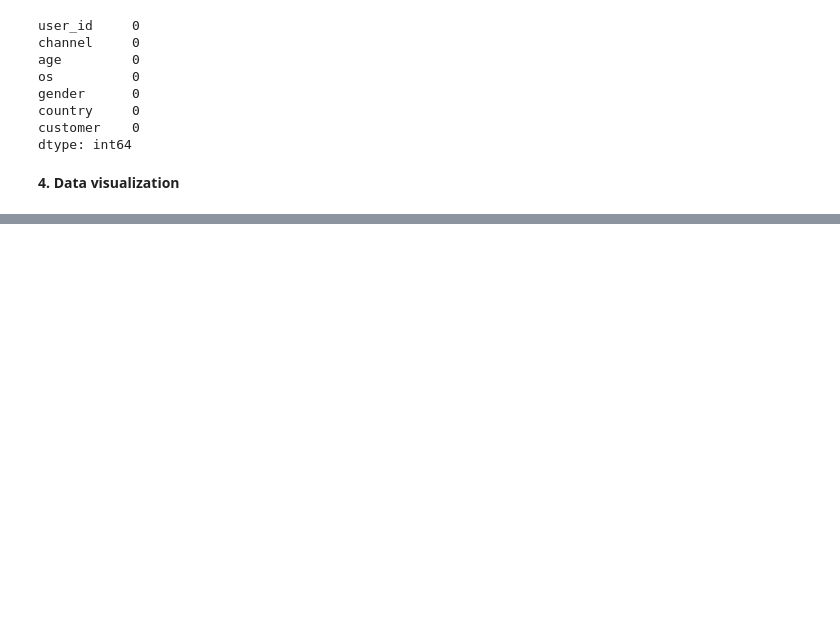
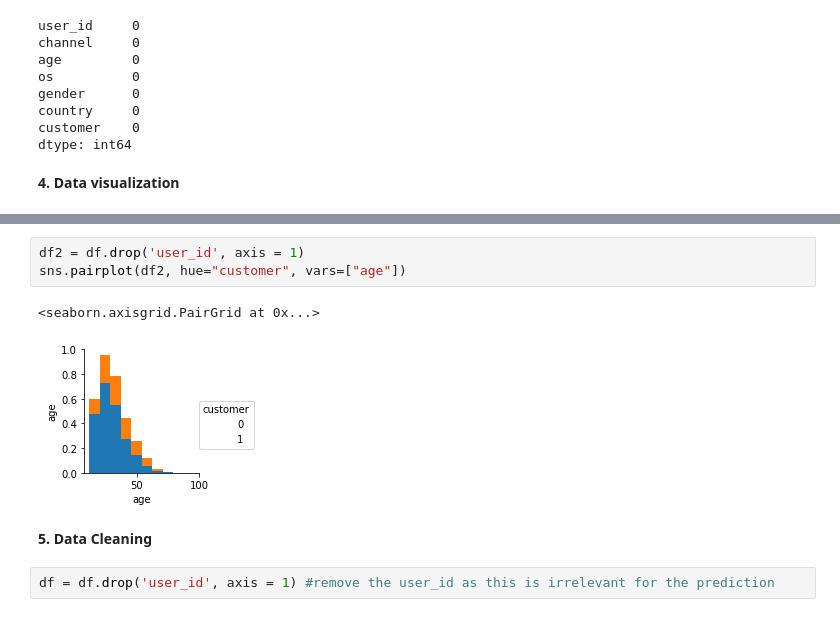
Before and after one commit to Charles1104/8fit, a Jupyter notebook: charles_verleyen_analysis_predictions.ipynb, the cells around one changed output, grey strips where cells are left out. Saved outputs shown, nothing was run; the diff lists cells and outputs as text; blank space fills up the shorter version.

Commit message:
more data viz, some data cleaning and skeleton for machine learning

```diff
--- a/charles_verleyen_analysis_predictions.ipynb
+++ b/charles_verleyen_analysis_predictions.ipynb
@@ -100,0 +149,10 @@ dtype: int64
+# %%
+df2 = df.drop('user_id', axis = 1)
+sns.pairplot(df2, hue="customer", vars=["age"])
+# %% [output]
+<seaborn.axisgrid.PairGrid at 0x...>
+[figure, added]
+# %% [markdown]
+**5\. Data Cleaning**
+# %%
+df = df.drop('user_id', axis = 1) #remove the user_id as this is irrelevant for the prediction
```
Also changed, not shown: parts of 7 cells of this notebook.
